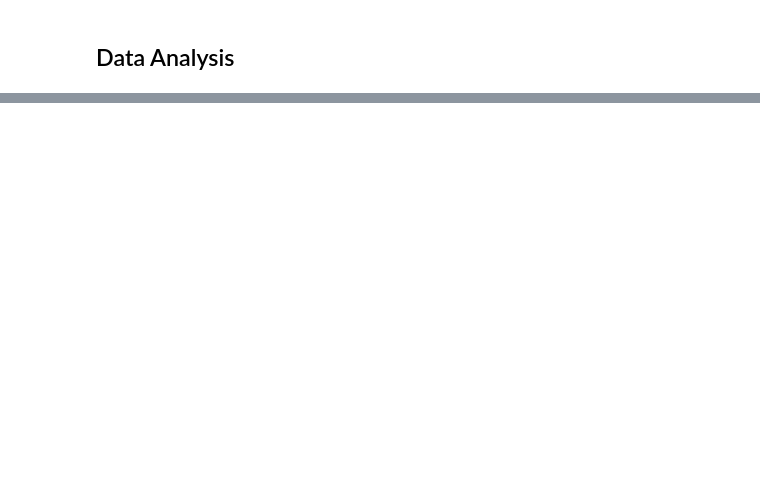
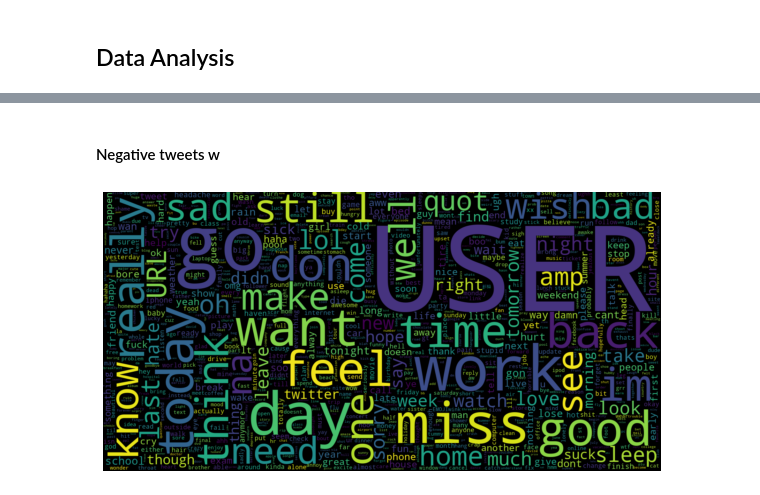
Before and after one commit to MoSaidi/Sentiment-Analysis, a Jupyter notebook: Sentiment-Analysis-Notebook.ipynb, the cells around one changed output, grey strips where cells are left out. Cells and saved outputs as stored; diff of their text form; code cells hidden in the pictures; blank space fills up the shorter version.

Commit message:
tweets wordcloud

```diff
--- a/Sentiment-Analysis-Notebook.ipynb
+++ b/Sentiment-Analysis-Notebook.ipynb
@@ -320,0 +340,16 @@ Time Taken: 3321 seconds
+# %% [markdown]
+#### Negative tweets w
+# %%
+# Creating word cloud of negative tweets,
+# the first 80000 tweets are negative
+
+data_negatives = text[:800000]
+all_negative_words = ' '.join(data_negatives)
+wordcloud = WordCloud(max_words = 1000, width= 1600, height= 800,
+                      collocations = False).generate(all_negative_words)
+plt.figure(figsize=(10,7))
+plt.imshow(wordcloud, interpolation='bilinear')
+plt.axis("off")
+plt.show()
+# %% [output]
+[figure, added]
```
Also changed, not shown: parts of 9 cells of this notebook.
